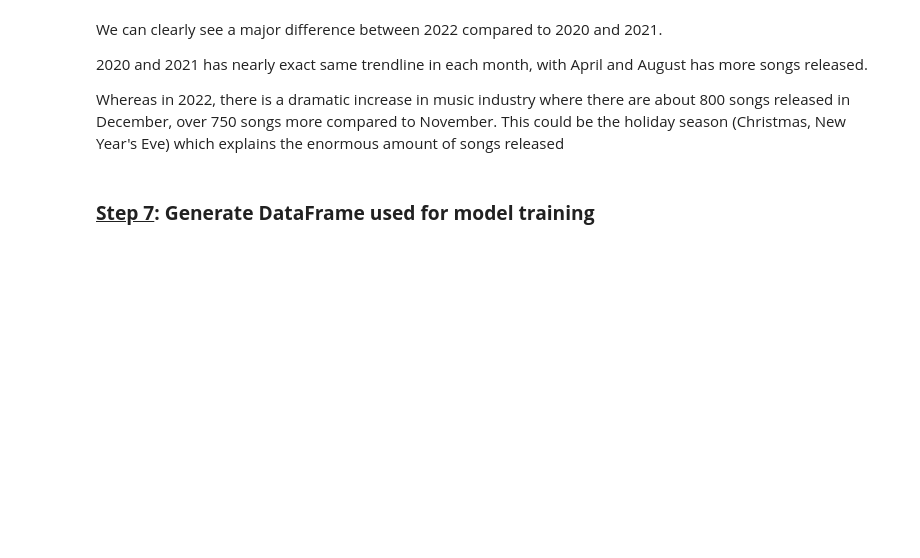
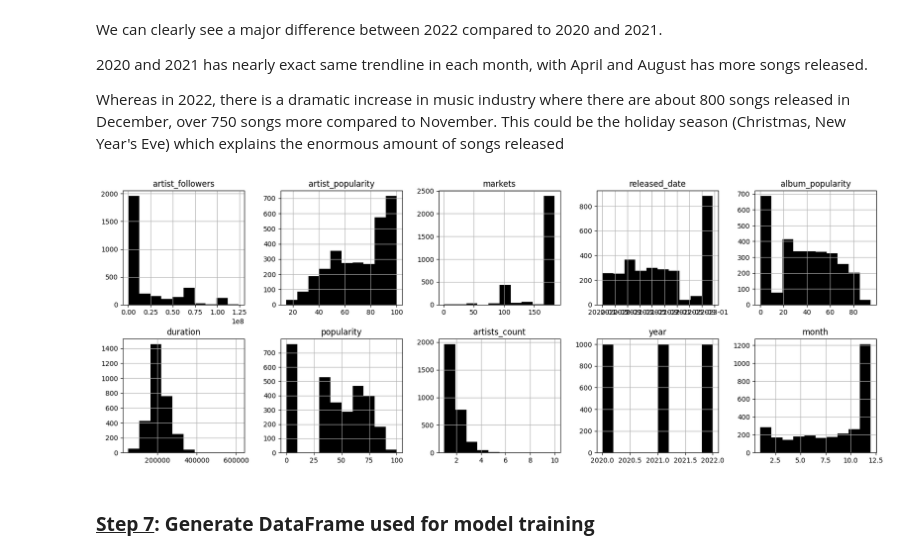
Before and after one commit to quytrungg/Final_Project_CSC14119, a Jupyter notebook: data_exploration/components/songs_data_exploration.ipynb, the cells around one changed output. Cells and saved outputs as stored; diff of their text form; code cells hidden in the pictures; blank space fills up the shorter version.

```diff
--- a/data_exploration/components/songs_data_exploration.ipynb
+++ b/data_exploration/components/songs_data_exploration.ipynb
@@ -364,6 +463,10 @@ We can clearly see a major difference between 2022 compared to 2020 and 2021.
 2020 and 2021 has nearly exact same trendline in each month, with April and August has more songs released.
 
 Whereas in 2022, there is a dramatic increase in music industry where there are about 800 songs released in December, over 750 songs more compared to November. This could be the holiday season (Christmas, New Year's Eve) which explains the enormous amount of songs released
+# %%
+songs_df.hist(layout=(2, 5), figsize=(20, 7), color='black');
+# %% [output]
+[figure, added]
 # %% [markdown]
 ### <b><u>Step 7</u>: Generate DataFrame used for model training</b>
 # %%
```
Also changed, not shown: parts of 20 cells of this notebook, 4 other files.
